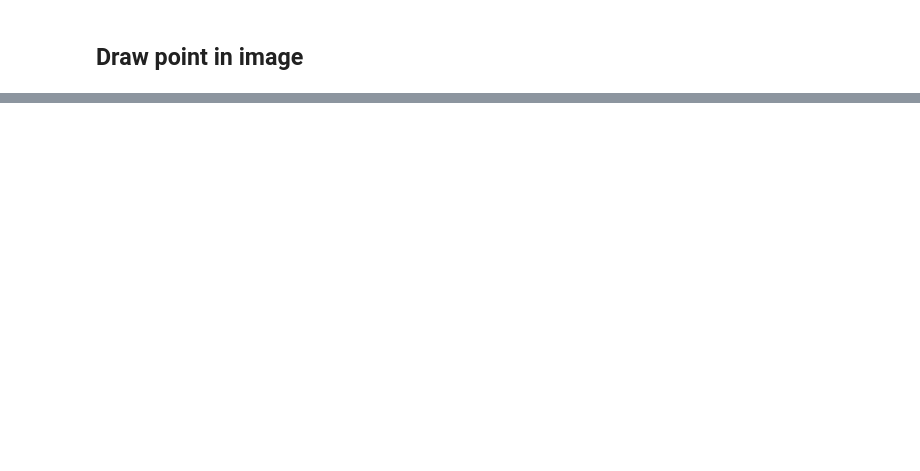
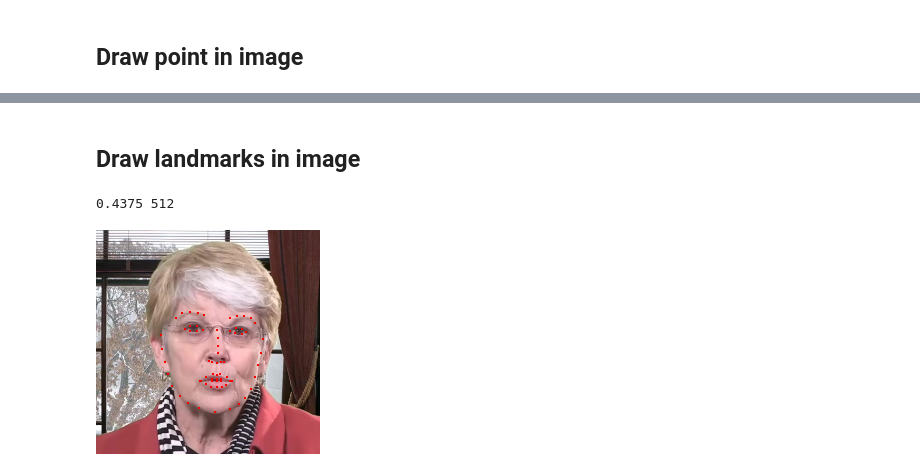
Before and after one commit to zhanghm1995/programming-learning-examples, a Jupyter notebook: OpenCV_learning/scripts/draw_utils.ipynb, the cells around one changed output, grey strips where cells are left out. Saved outputs shown, nothing was run; the diff lists cells and outputs as text; code cells hidden in the pictures; blank space fills up the shorter version.

```diff
--- a/OpenCV_learning/scripts/draw_utils.ipynb
+++ b/OpenCV_learning/scripts/draw_utils.ipynb
@@ -14,6 +14,7 @@ def draw_points(image, points):
         cv2.circle(image, pt, 5, (255,0,0), -1)
         cv2.putText(image, str(idx), pt, cv2.FONT_HERSHEY_COMPLEX, 1.0, (0,0,255))
     return image
+
 
 def draw_landmarks(img, landmark):
     landmark = landmark
@@ -31,3 +32,4 @@ def draw_landmarks(img, landmark):
                     lm_img[img.shape[0] - 1 - landmark[i, 1]+j, landmark[i, 0]+k,
                            :] = np.array([0, 0, 255])
     lm_img = lm_img.astype(np.uint8)
+    return lm_img
@@ -67,0 +60,38 @@ display(Image.fromarray(img_src[..., ::-1]))
+# %% [markdown]
+## Draw landmarks in image
+# %%
+img_path = "/home/zhanghm/Research/StyleGAN/Deep3DFaceRecon_pytorch/datasets/HDTF_preprocessed/RD_Radio1_000/face_image/000000.jpg"
+lm_path = "/home/zhanghm/Research/StyleGAN/Deep3DFaceRecon_pytorch/datasets/HDTF_preprocessed/RD_Radio1_000/face_image/landmarks/000000.txt"
+
+def draw_on_original_image():
+    img_src = cv2.imread(img_path)
+
+    landmarks = np.loadtxt(lm_path)
+    print(landmarks.shape)
+
+    img = draw_landmarks(img_src, landmarks)
+
+    display(Image.fromarray(img[..., ::-1]))
+
+
+def draw_on_resized_image():
+    img_src = cv2.imread(img_path)
+    H, W = img_src.shape[:2]
+
+    img_src = cv2.resize(img_src, (224, 224))
+
+    landmarks = np.loadtxt(lm_path)
+
+    scale = 224 / 512
+    print(scale, H)
+
+    landmarks = landmarks * scale
+
+    img = draw_landmarks(img_src, landmarks)
+
+    display(Image.fromarray(img[..., ::-1]))
+
+draw_on_resized_image()
+# %% [output]
+0.4375 512
+[figure, added]
```
Also changed, not shown: parts of 2 cells of this notebook, 7 other files.
